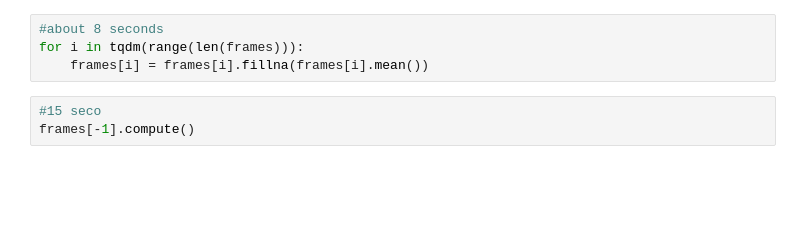
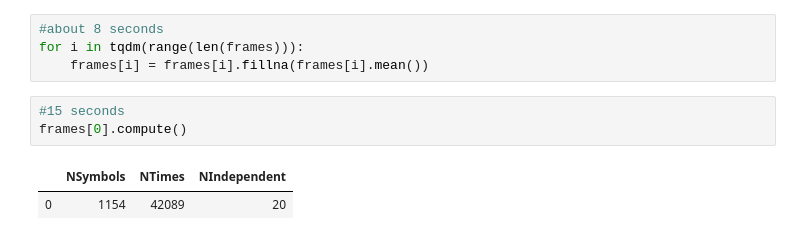
Before and after one commit to alecjanowski/quant, a Jupyter notebook: BasicLoadAvgFill.ipynb, the cells around one changed output. Drawn from its saved outputs; the diff is of its cells as text; blank space fills up the shorter version.

```diff
--- a/BasicLoadAvgFill.ipynb
+++ b/BasicLoadAvgFill.ipynb
@@ -35,5 +61,8 @@ for index, fileName in tqdm(enumerate(fileNames)):
 for i in tqdm(range(len(frames))):
     frames[i] = frames[i].fillna(frames[i].mean())
 # %%
-#15 seco
-frames[-1].compute()
+#15 seconds
+frames[0].compute()
+# %% [output]
+|  | NSymbols | NTimes | NIndependent |
+| 0 | 1154 | 42089 | 20 |
```
Also changed, not shown: parts of 6 cells of this notebook.
